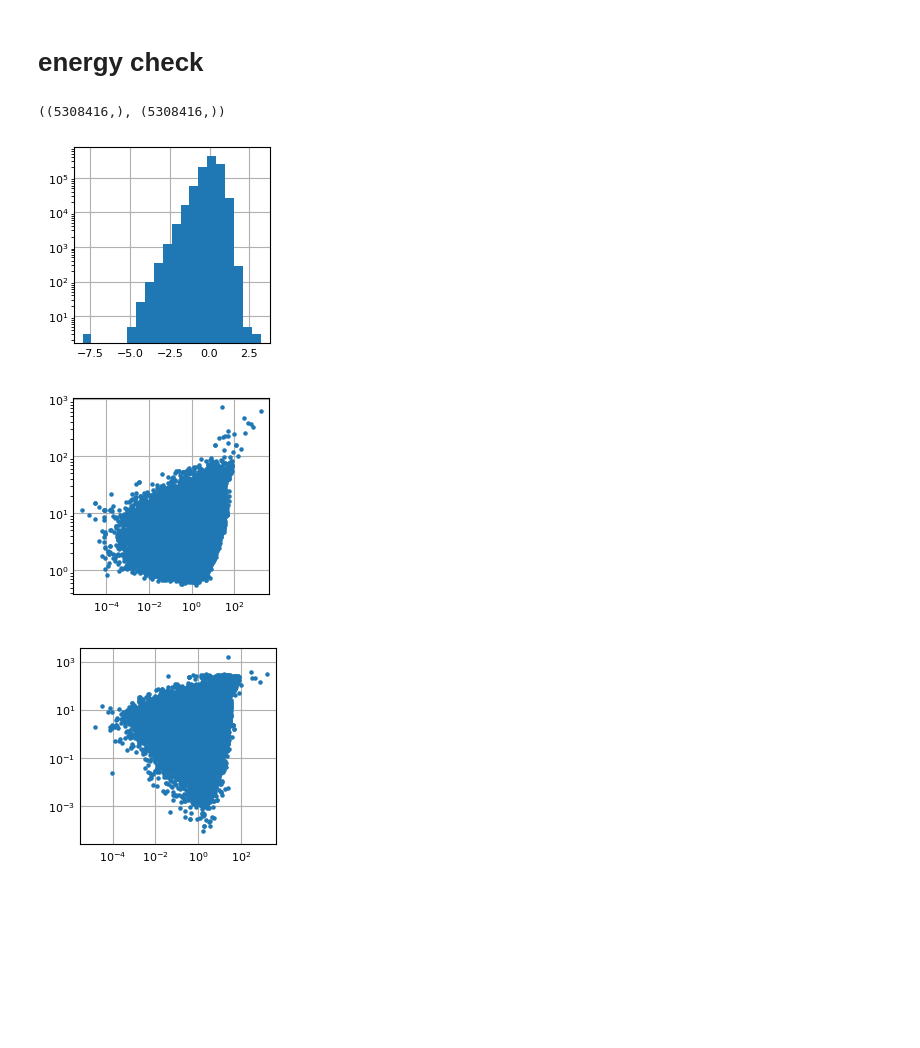
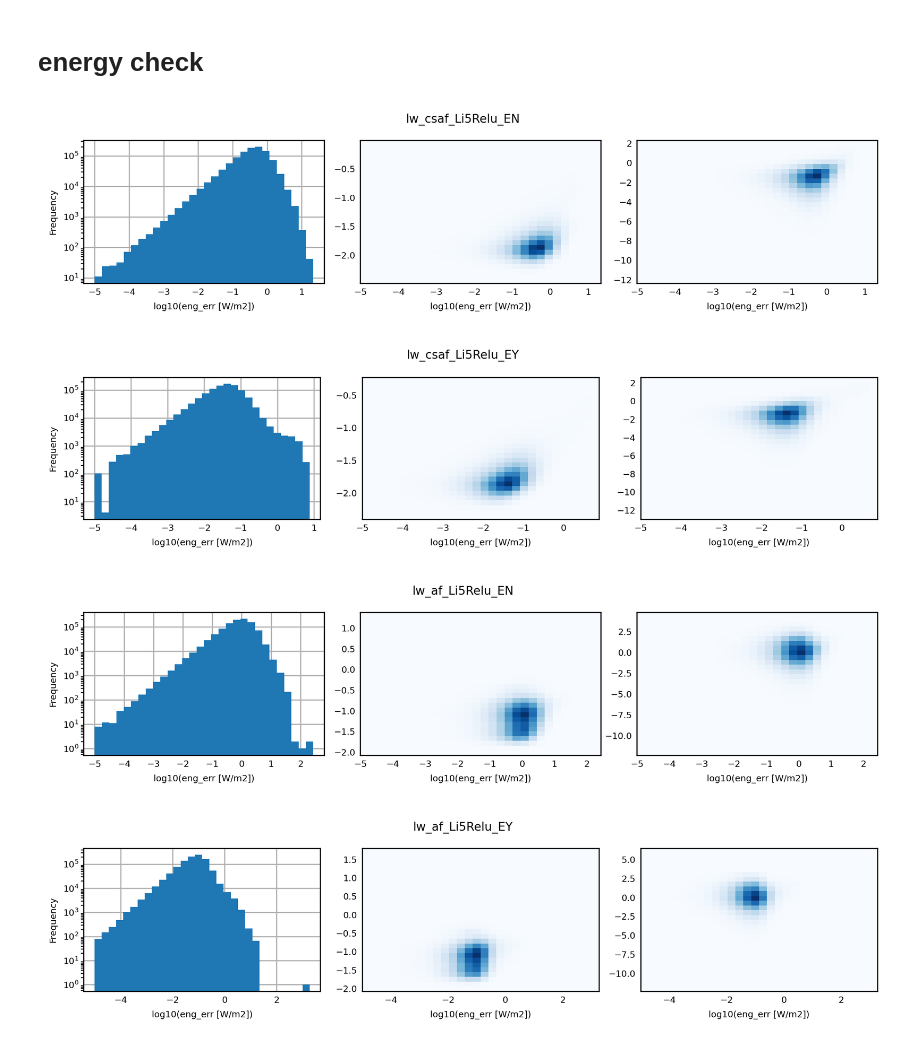
Before and after one commit to ChenggongWang/NNRTMC_AM4, a Jupyter notebook: lw_analysis_regrid_map.ipynb, the cells around one changed output. Saved outputs shown, nothing was run; the diff lists cells and outputs as text; code cells hidden in the pictures; blank space fills up the shorter version.

```diff
--- a/lw_analysis_regrid_map.ipynb
+++ b/lw_analysis_regrid_map.ipynb
@@ -178,10 +201,10 @@ for i, mo in enumerate(Exp_name):
     ax2=axs[1] # surface flux
     ax3=axs[2] # error
     ax4=axs[3] # error
-    # ax1.scatter(truth[:,3:].flatten(), bias[:,3:].flatten() , s=1)
-    ax1.hist2d(truth[:,3:].flatten(), error[mo][:,3:].flatten(), bins=(np.arange(-5, 1, 0.2), np.arange(-0.2, 0.2, 0.02)))
-    # ax2.scatter(truth[:,:3].flatten(), bias[:,:3].flatten() , s=1)
-    ax2.hist2d(truth[:,:3].flatten(), error[mo][:,:3].flatten(), bins=(np.arange(100, 500, 20), np.arange(-4, 4, 0.2)))
+    # # ax1.scatter(truth[:,3:].flatten(), bias[:,3:].flatten() , s=1)
+    # ax1.hist2d(truth[:,3:].flatten(), error[mo][:,3:].flatten(), bins=(np.arange(-5, 1, 0.2), np.arange(-0.2, 0.2, 0.02)))
+    # # ax2.scatter(truth[:,:3].flatten(), bias[:,:3].flatten() , s=1)
+    # ax2.hist2d(truth[:,:3].flatten(), error[mo][:,:3].flatten(), bins=(np.arange(100, 500, 20), np.arange(-4, 4, 0.2)))
 
     ax1.invert_yaxis()
     ax1.set_xlabel('heating rate truth[K/day]')
@@ -275,9 +278,2 @@ lw_af_Li5Relu good ratio: 0.89
 # %% [markdown]
 # energy check
-# %%
-std_nor = predi[mo].std(axis=0)
-pred_err_ind = abs(error[mo]/std_nor).sum(axis=1)
-# %%
-pred_err_ind.shape,eng_err[mo].shape
-# %% [output]
-((5308416,), (5308416,))
@@ -286,19 +280,30 @@ rd_id_more = np.random.randint(0,pred_err_ind.shape[0],1000000)
-# %%
-# plt.hist(eng_err[mo][rd_id_more],bins=20)
-plt.hist(np.log(abs(eng_err[mo][rd_id_more])+1e-8)/np.log(10),bins=20)
-plt.yscale('log')
-# plt.xscale('log')
-# %% [output]
-[figure, removed]
-# %%
-plt.scatter(eng_err[mo][rd_id_more],pred_err_ind[rd_id_more],s=5)
-plt.yscale('log')
-plt.xscale('log')
-# %% [output]
-[figure, removed]
-# %%
-plt.scatter(eng_err[mo][rd_id_more],error[mo][rd_id_more,0],s=5)
-plt.yscale('log')
-plt.xscale('log')
-# %% [output]
-[figure, removed]
+# %%
+for i, mo in enumerate(Exp_name):
+    std_nor = predi[mo].std(axis=0)
+    pred_err_ind = abs(error[mo]/std_nor).mean(axis=1)
+    rd_id_more = np.random.randint(0,pred_err_ind.shape[0],1000000)
+    fig, axs = plt.subplots(nrows=1, ncols=3, figsize=(8,2),dpi=300)
+    axs= axs.flatten()
+    ax = axs[0]
+    eng_err_log = np.log(abs(eng_err[mo][rd_id_more])+1e-5)/np.log(10)
+    pred_err_ind_log = np.log(abs(pred_err_ind[rd_id_more])+1e-5)/np.log(10)
+    ax.hist(eng_err_log,bins=30)
+    ax.set_yscale('log')
+    ax.set_xlabel('log10(eng_err [W/m2])')
+    ax.set_ylabel('Frequency')
+    ax = axs[1]
+    ax.hist2d(eng_err_log,pred_err_ind_log, bins=30)
+    ax.set_xlabel('log10(eng_err [W/m2])')
+    # ax.set_ylabel('err index')
+    ax = axs[2]
+    plt.hist2d(eng_err_log,np.log(abs(error[mo][rd_id_more,0]+1e-5)/np.log(10)), bins=30)
+    ax.set_xlabel('log10(eng_err [W/m2])')
+    # ax.set_ylabel('rlut_err W/m2')
+    plt.suptitle(mo,fontsize=8)
+    fig.tight_layout()
+    fig.show()
+# %% [output]
+[figure, added]
+[figure, added]
+[figure, added]
+[figure, added]
```
Also changed, not shown: parts of 11 cells of this notebook, 11 other files.
